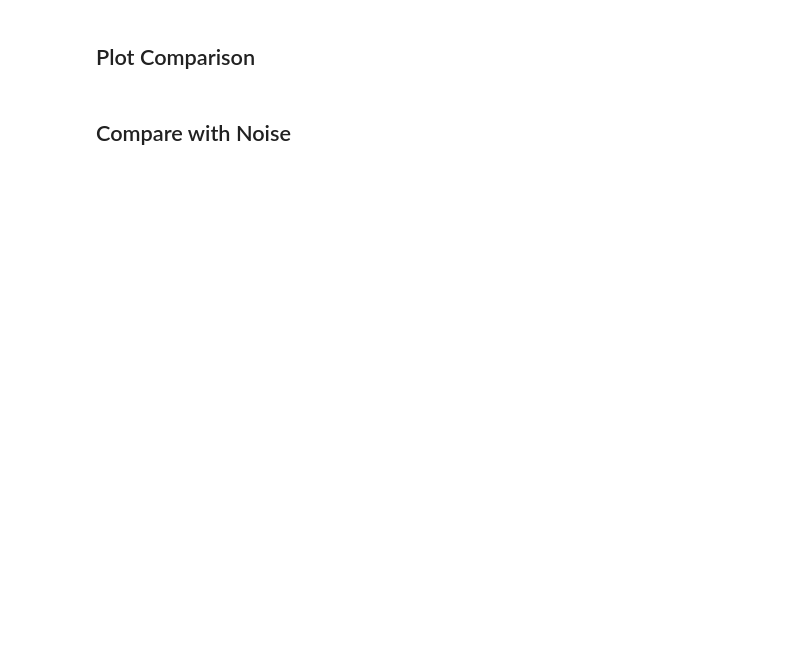
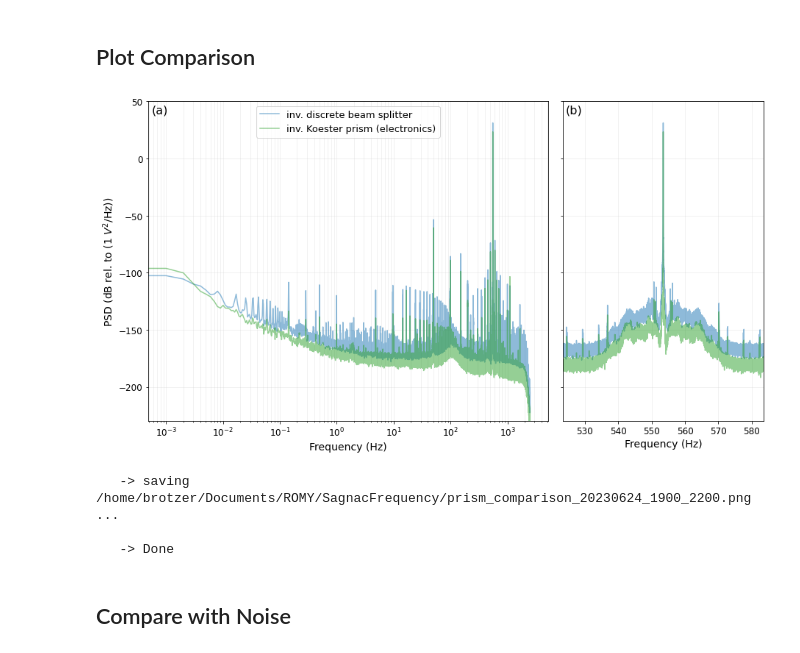
Before and after one commit to andbrocode/notebooks2, a Jupyter notebook: SagnacFrequency/SagnacFrequency_PrismSpectra.ipynb, the cells around one changed output. Saved outputs shown, nothing was run; the diff lists cells and outputs as text; code cells hidden in the pictures; blank space fills up the shorter version.

Commit message:
updates brotzer

```diff
--- a/SagnacFrequency/SagnacFrequency_PrismSpectra.ipynb
+++ b/SagnacFrequency/SagnacFrequency_PrismSpectra.ipynb
@@ -36,7 +36,7 @@ config = {}
 config['datapath'] = data_path+"sagnac_frequency/prismspectra/"
 
 
-config['output_figures'] = root_path+"Documents/LMU_Docs/GRM2023/Poster/"
+config['output_figures'] = root_path+"Documents/ROMY/SagnacFrequency/"
 # %% [markdown]
 ## Load Data
 # %%
@@ -207,14 +214,25 @@ from andbro__savefig import __savefig
 # %% [markdown]
 ## Plot Comparison
 # %%
-after1 = read_pickle(config['datapath']+"psd_2023-05-01_RZ_before_prism.pkl")
-after2 = read_pickle(config['datapath']+"psd_2023-05-04_RZ_after_prism.pkl")
-after3 = read_pickle(config['datapath']+"psd_2023-06-07_RZ_after_prism_new_power_supply.pkl")
-# after3 = read_pickle(config['datapath']+"psd_2023-06-06_RZ_test.pkl")
+# after1 = read_pickle(config['datapath']+"psd_2023-05-01_RZ_before_prism.pkl")
+# after2 = read_pickle(config['datapath']+"psd_2023-05-04_RZ_after_prism.pkl")
+# after3 = read_pickle(config['datapath']+"psd_2023-06-07_RZ_after_prism_new_power_supply.pkl")
+
+## recording signals parallel
+after1 = read_pickle(config['datapath']+"psd_2023-06-24_RZ_discrete.pkl")
+after2 = read_pickle(config['datapath']+"psd_2023-06-24_RZ_new_prism_stage_direct.pkl")
+after3 = read_pickle(config['datapath']+"psd_2023-06-24_RZ_new_prism_stage.pkl")
+# after3 = read_pickle(config['datapath']+"psd_2023-06-24_RZ_mono_CCW.pkl")
+# after3 = read_pickle(config['datapath']+"psd_2023-06-24_RU_noise.pkl")
+
+
 
 after1['fjz_psd_db'] = 20*log10(after1.fjz_psd)
 after2['fjz_psd_db'] = 20*log10(after2.fjz_psd)
 after3['fjz_psd_db'] = 20*log10(after3.fjz_psd)
+# after1['fjz_psd_db'] = 20*log10(after1.fjz_psd/max(after1.fjz_psd))
+# after2['fjz_psd_db'] = 20*log10(after2.fjz_psd/max(after2.fjz_psd))
+# after3['fjz_psd_db'] = 20*log10(after3.fjz_psd/max(after3.fjz_psd))
 
 
 from matplotlib.gridspec import GridSpec
@@ -223,45 +241,51 @@ font = 14
 
 
 fig = plt.figure(figsize=(15,8))
 
 plt.subplots_adjust(wspace=0.05)
 
 gs = GridSpec(1, 2, width_ratios=[2, 1])
 
 ax1 = fig.add_subplot(gs[0])
-ax1.semilogx(after1.frequencies, after1.fjz_psd_db, alpha=0.5, color="tab:blue", label="discrete beam splitter")
-ax1.semilogx(after2.frequencies, after2.fjz_psd_db, alpha=0.5, color="tab:orange", label="Koester prism")
-ax1.semilogx(after3.frequencies, after3.fjz_psd_db, alpha=0.5, color="tab:green", label="Koester prism & new power supply", zorder=0)
+ax1.semilogx(after1.frequencies, after1.fjz_psd_db, alpha=0.5, color="tab:blue", label="inv. discrete beam splitter")
+# ax1.semilogx(after2.frequencies, after2.fjz_psd_db, alpha=0.5, color="tab:orange", label="inv. Koester prism (direct)")
+ax1.semilogx(after3.frequencies, after3.fjz_psd_db, alpha=0.5, color="tab:green", label="inv. Koester prism (electronics)", zorder=2)
 
 ax1.grid(alpha=0.2, which="both")
 ax1.set_xlabel("Frequency (Hz)", fontsize=font)
 ax1.set_ylabel(f"PSD (dB rel. to (1 $V^2$/Hz))", fontsize=font)
 ax1.legend(loc="upper center", fontsize=font-1)
-ax1.set_ylim(-200, 30)
+ax1.set_ylim(-230, 50)
 ax1.tick_params(labelsize=font-2)
 
 
 
 ax2 = fig.add_subplot(gs[1])
-ax2.plot(after1.frequencies, after1.fjz_psd_db, alpha=0.5, color="tab:blue", label="discrete beam splitter")
-ax2.plot(after2.frequencies, after2.fjz_psd_db, alpha=0.5, color="tab:orange", label="Koester prism")
-ax2.plot(after3.frequencies, after3.fjz_psd_db, alpha=0.5, color="tab:green", label="Koester prism & new power supply", zorder=0)
+ax2.plot(after1.frequencies, after1.fjz_psd_db, alpha=0.5, color="tab:blue")
+# ax2.plot(after2.frequencies, after2.fjz_psd_db, alpha=0.5, color="tab:orange")
+ax2.plot(after3.frequencies, after3.fjz_psd_db, alpha=0.5, color="tab:green", zorder=2)
 
-ax2.set_xlim(553.5-3, 553.5+3)
+ax2.set_xlim(553.5-30, 553.5+30)
 ax2.set_xlabel("Frequency (Hz)", fontsize=font)
 ax2.grid(alpha=0.2, which="both")
-ax2.set_ylim(-200, 30)
+ax2.set_ylim(-230, 50)
 ax2.tick_params(labelsize=font-2)
 ax2.set_yticklabels([])
 
 ax1.text(.01, .99, '(a)', ha='left', va='top', transform=ax1.transAxes, fontsize=font+2)
 ax2.text(.01, .99, '(b)', ha='left', va='top', transform=ax2.transAxes, fontsize=font+2)
 
 
 plt.show();
+# %% [output]
+[figure, added]
 # %%
 from andbro__savefig import __savefig
-__savefig(fig, outpath=config['output_figures'], outname="Koester_comparison_zoomin", mode="png", dpi=200)
+__savefig(fig, outpath=config['output_figures'], outname="prism_comparison_20230624_1900_2200", mode="png", dpi=200)
+# %% [output]
+   -> saving /home/brotzer/Documents/ROMY/SagnacFrequency/prism_comparison_20230624_1900_2200.png ...
+
+   -> Done
 # %% [markdown]
 ## Compare with Noise
 # %%
```
Also changed, not shown: parts of 8 cells of this notebook, 2 other files.
